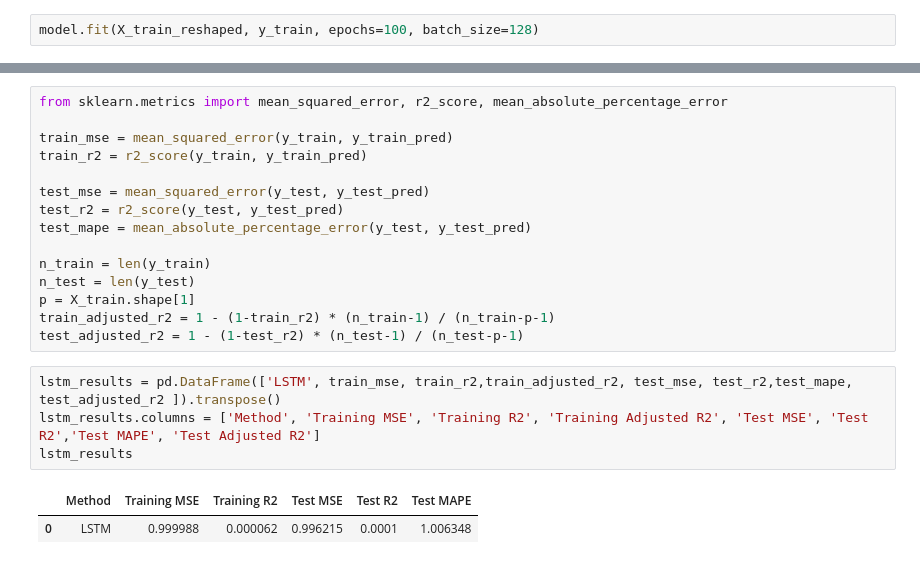
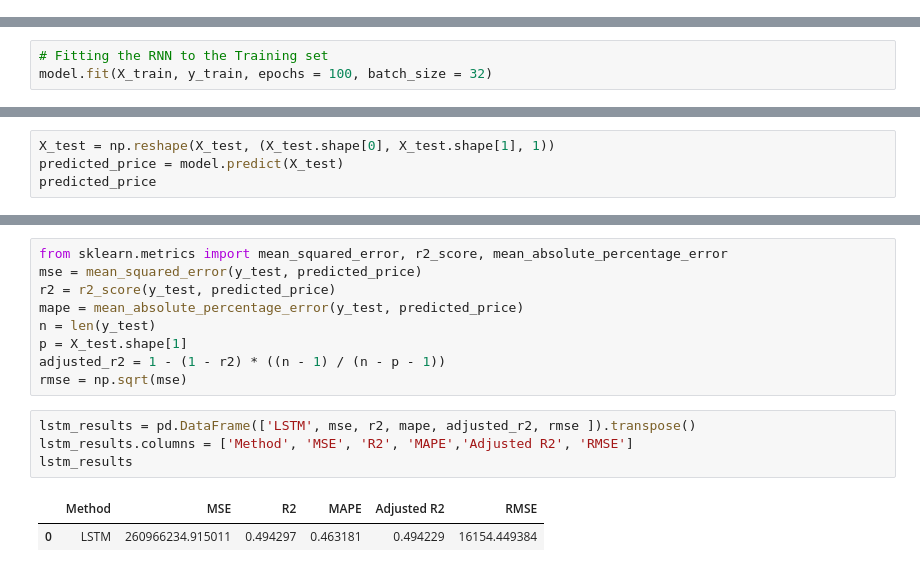
Before and after one commit to calebang/IS460, a Jupyter notebook: 02_Models/02f_KerasLSTM.ipynb, the cells around one changed output, grey strips where cells are left out. Saved outputs shown, nothing was run; the diff lists cells and outputs as text.

Commit message:
LSTM_1

```diff
--- a/02_Models/02f_KerasLSTM.ipynb
+++ b/02_Models/02f_KerasLSTM.ipynb
@@ -32,2 +44,0 @@ model.compile(optimizer='adam', loss='mean_squared_error')
-# %%
-model.fit(X_train_reshaped, y_train, epochs=100, batch_size=128)
@@ -60,0 +64,3 @@ y_train_pred = y_train_pred.reshape(y_train_pred.shape[0], -1)
+# %%
+# Fitting the RNN to the Training set
+model.fit(X_train, y_train, epochs = 100, batch_size = 32)
@@ -60,0 +86,4 @@ y_train_pred = y_train_pred.reshape(y_train_pred.shape[0], -1)
+# %%
+X_test = np.reshape(X_test, (X_test.shape[0], X_test.shape[1], 1))
+predicted_price = model.predict(X_test)
+predicted_price
@@ -61,22 +123,16 @@ y_train_pred = y_train_pred.reshape(y_train_pred.shape[0], -1)
 # %%
 from sklearn.metrics import mean_squared_error, r2_score, mean_absolute_percentage_error
-
-train_mse = mean_squared_error(y_train, y_train_pred)
-train_r2 = r2_score(y_train, y_train_pred)
-
-test_mse = mean_squared_error(y_test, y_test_pred)
-test_r2 = r2_score(y_test, y_test_pred)
-test_mape = mean_absolute_percentage_error(y_test, y_test_pred)
-
-n_train = len(y_train)
-n_test = len(y_test)
-p = X_train.shape[1]
-train_adjusted_r2 = 1 - (1-train_r2) * (n_train-1) / (n_train-p-1)
-test_adjusted_r2 = 1 - (1-test_r2) * (n_test-1) / (n_test-p-1)
+mse = mean_squared_error(y_test, predicted_price)
+r2 = r2_score(y_test, predicted_price)
+mape = mean_absolute_percentage_error(y_test, predicted_price)
+n = len(y_test)
+p = X_test.shape[1]
+adjusted_r2 = 1 - (1 - r2) * ((n - 1) / (n - p - 1))
+rmse = np.sqrt(mse)
 # %%
-lstm_results = pd.DataFrame(['LSTM', train_mse, train_r2,train_adjusted_r2, test_mse, test_r2,test_mape, test_adjusted_r2 ]).transpose()
-lstm_results.columns = ['Method', 'Training MSE', 'Training R2', 'Training Adjusted R2', 'Test MSE', 'Test R2','Test MAPE', 'Test Adjusted R2']
+lstm_results = pd.DataFrame(['LSTM', mse, r2, mape, adjusted_r2, rmse ]).transpose()
+lstm_results.columns = ['Method', 'MSE', 'R2', 'MAPE','Adjusted R2', 'RMSE']
 lstm_results
 # %% [output]
-|  | Method | Training MSE | Training R2 | Test MSE | Test R2 | Test MAPE |
-| 0 | LSTM | 0.999988 | 0.000062 | 0.996215 | 0.0001 | 1.006348 |
+|  | Method | MSE | R2 | MAPE | Adjusted R2 | RMSE |
+| 0 | LSTM | 260966234.915011 | 0.494297 | 0.463181 | 0.494229 | 16154.449384 |
```
Also changed, not shown: parts of 15 cells of this notebook.
